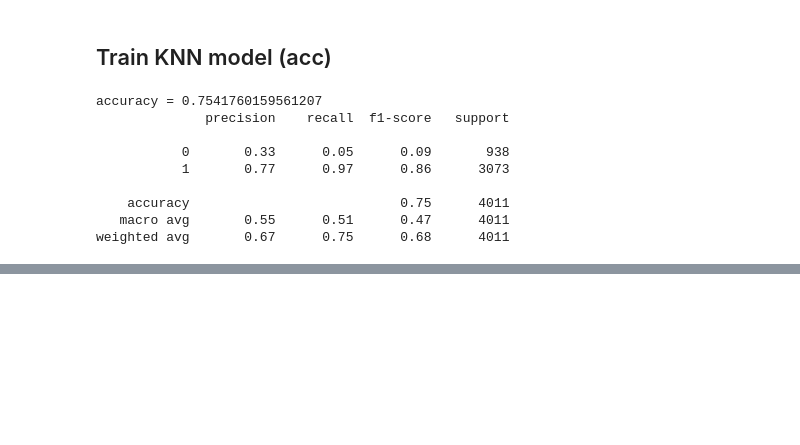
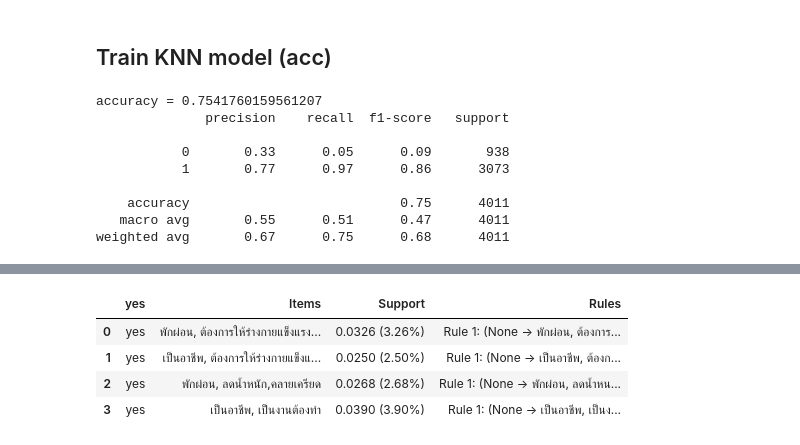
Before and after one commit to Tonry12/BSC_DPDM23, a Jupyter notebook: ex.ipynb, the cells around one changed output, grey strips where cells are left out. Cells and saved outputs as stored; diff of their text form; code cells hidden in the pictures; blank space fills up the shorter version.

```diff
--- a/ex.ipynb
+++ b/ex.ipynb
@@ -546,0 +695,7 @@ weighted avg       0.67      0.75      0.68      4011
+# %%
+min_sup = 0.025
+frequentItemsets = list(apriori(asslist,min_support = min_sup))
+for i in frequentItemsets:
+    if i[0].__len__()>1:
+        print('yes')
+        print(i)
@@ -546,0 +711,31 @@ weighted avg       0.67      0.75      0.68      4011
+# %%
+frequent_itemsets = list(apriori(asslist, min_support = min_sup))
+
+results = []
+
+for itemset in frequent_itemsets:
+    if len(itemset.items) > 1:
+        item_info = {
+            "yes": 'yes',
+            "Items": ', '.join(itemset.items),
+            "Support": f"{itemset.support:.4f} ({itemset.support*100:.2f}%)"
+        }
+
+        rules_info = []
+        for rule_number, ordered_stat in enumerate(itemset.ordered_statistics, start=1):
+            base_items = ', '.join(ordered_stat.items_base) if ordered_stat.items_base else 'None'
+            add_items = ', '.join(ordered_stat.items_add)
+
+            rules_info.append(f"Rule {rule_number}: ({base_items} -> {add_items} : Confidence={ordered_stat.confidence:.4f}, Lift={ordered_stat.lift:.4f})")
+
+        item_info.update({"Rules": '\n'.join(rules_info)})
+        results.append(item_info)
+        results_df = pd.DataFrame(results)
+
+results_df
+# %% [output]
+|  | yes | Items | Support | Rules |
+| 0 | yes | พักผ่อน, ต้องการให้ร่างกายแข็งแรง... | 0.0326 (3.26%) | Rule 1: (None -> พักผ่อน, ต้องการ... |
+| 1 | yes | เป็นอาชีพ, ต้องการให้ร่างกายแข็งแ... | 0.0250 (2.50%) | Rule 1: (None -> เป็นอาชีพ, ต้องก... |
+| 2 | yes | พักผ่อน, ลดน้ำหนัก,คลายเครียด | 0.0268 (2.68%) | Rule 1: (None -> พักผ่อน, ลดน้ำหน... |
+| 3 | yes | เป็นอาชีพ, เป็นงานต้องทำ | 0.0390 (3.90%) | Rule 1: (None -> เป็นอาชีพ, เป็นง... |
```
Also changed, not shown: parts of 12 cells of this notebook.
